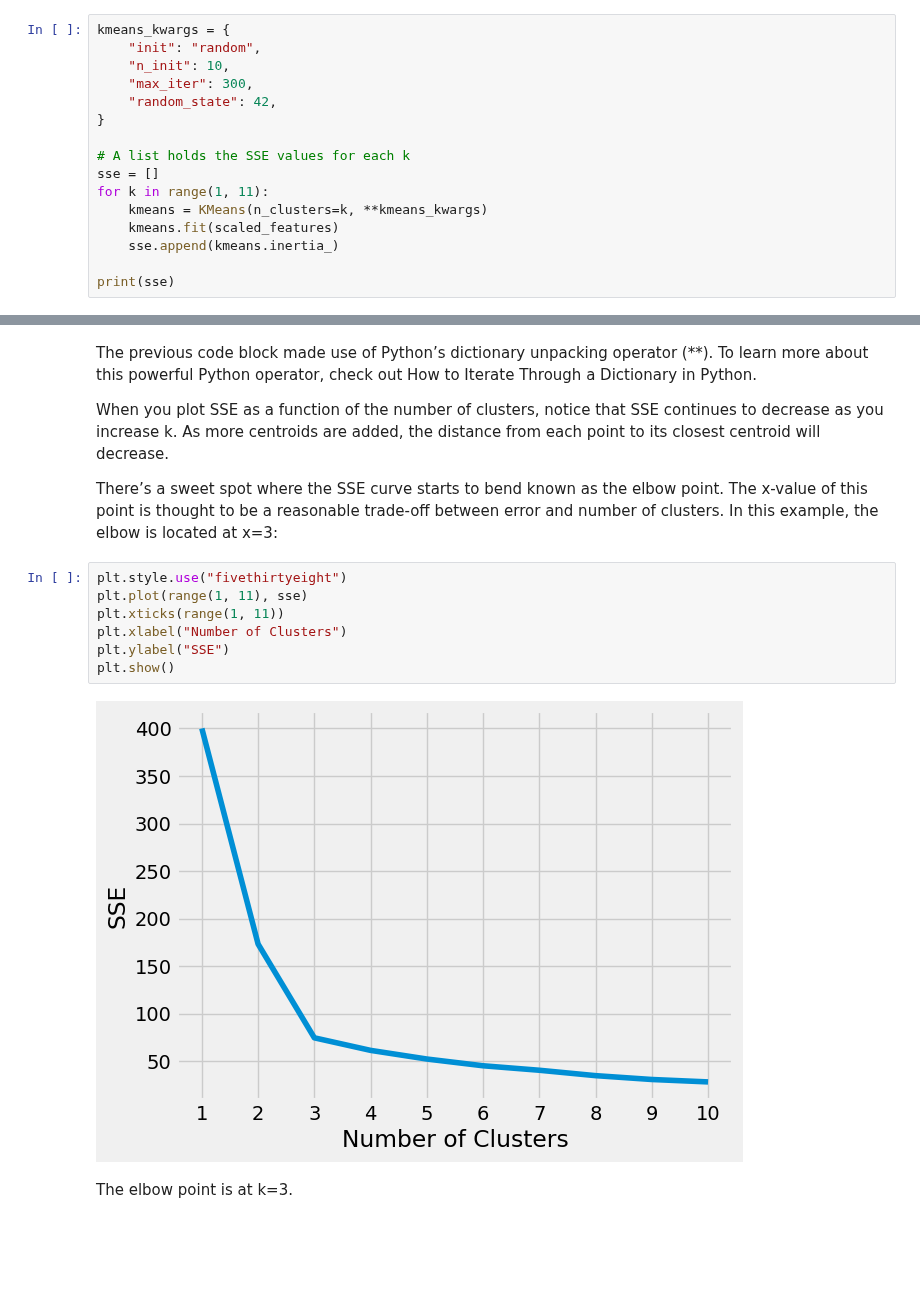
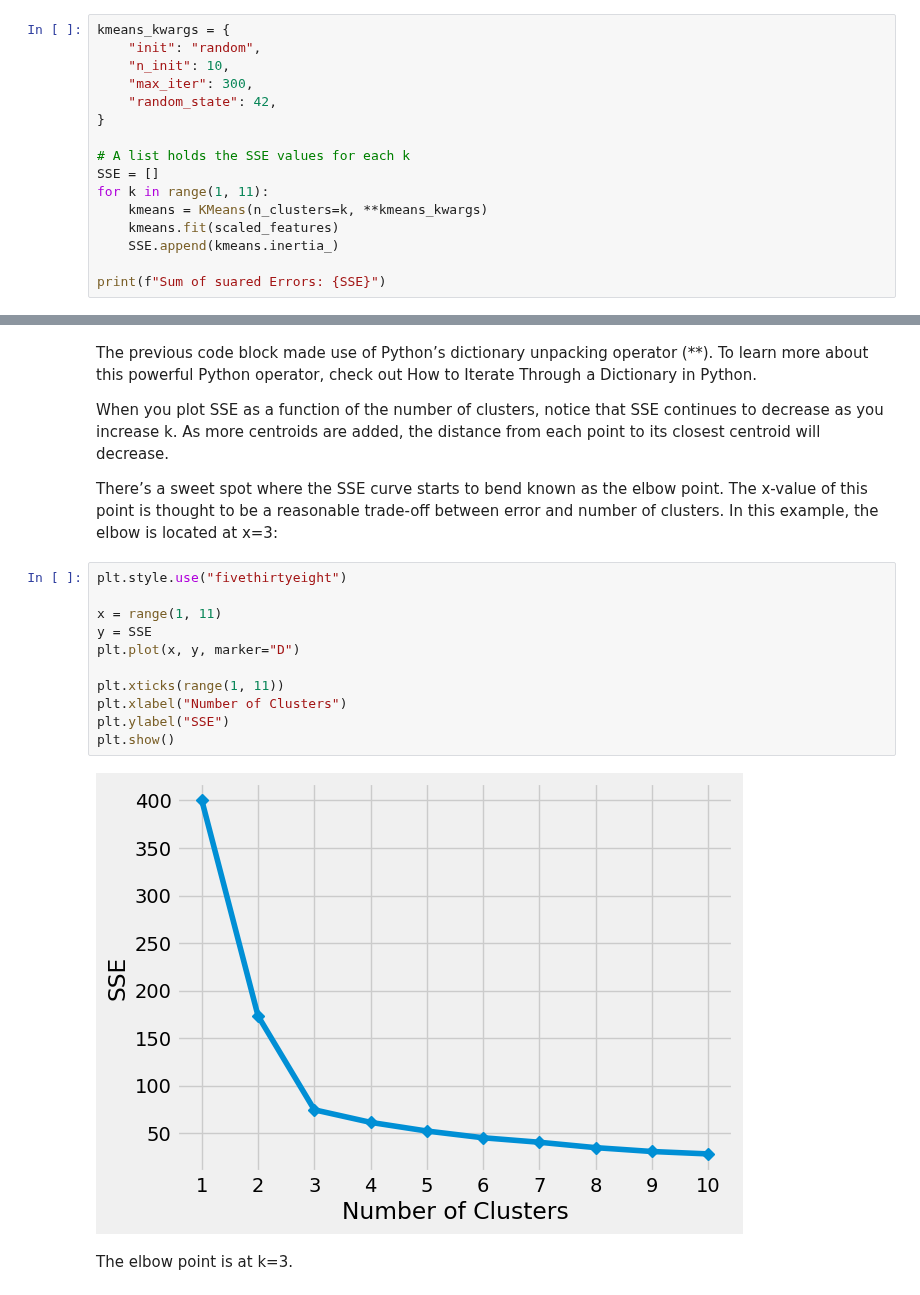
Before and after one commit to ash322ash422/tut_ml, a Jupyter notebook: tut_kmeans/tut_kmeans0_3blobs.ipynb, the cells around one changed output, grey strips where cells are left out. Saved outputs shown, nothing was run; the diff lists cells and outputs as text; blank space fills up the shorter version.

```diff
--- a/tut_kmeans/tut_kmeans0_3blobs.ipynb
+++ b/tut_kmeans/tut_kmeans0_3blobs.ipynb
@@ -157,11 +166,11 @@ kmeans_kwargs = {
 }
 
 # A list holds the SSE values for each k
-sse = []
+SSE = []
 for k in range(1, 11):
     kmeans = KMeans(n_clusters=k, **kmeans_kwargs)
     kmeans.fit(scaled_features)
-    sse.append(kmeans.inertia_)
+    SSE.append(kmeans.inertia_)
 
-print(sse)
+print(f"Sum of suared Errors: {SSE}")
 # %% [output]
@@ -174,13 +183,17 @@ When you plot SSE as a function of the number of clusters, notice that SSE conti
 There’s a sweet spot where the SSE curve starts to bend known as the elbow point. The x-value of this point is thought to be a reasonable trade-off between error and number of clusters. In this example, the elbow is located at x=3:
 # %%
 plt.style.use("fivethirtyeight")
-plt.plot(range(1, 11), sse)
+
+x = range(1, 11)
+y = SSE
+plt.plot(x, y, marker="D")
+
 plt.xticks(range(1, 11))
 plt.xlabel("Number of Clusters")
 plt.ylabel("SSE")
 plt.show()
 # %% [output]
-[figure, old version]
+[figure, new version]
 # %% [markdown]
 The elbow point is at k=3.
 # %% [markdown]
```
Also changed, not shown: parts of 8 cells of this notebook.
